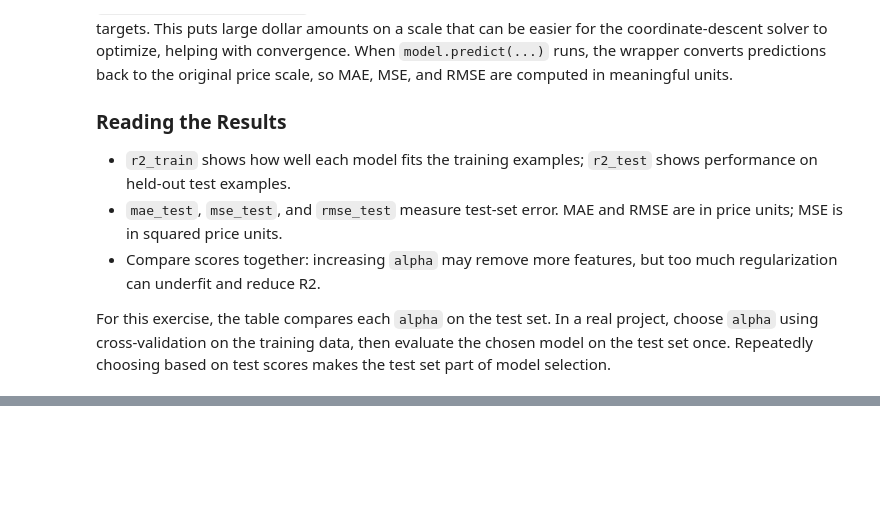
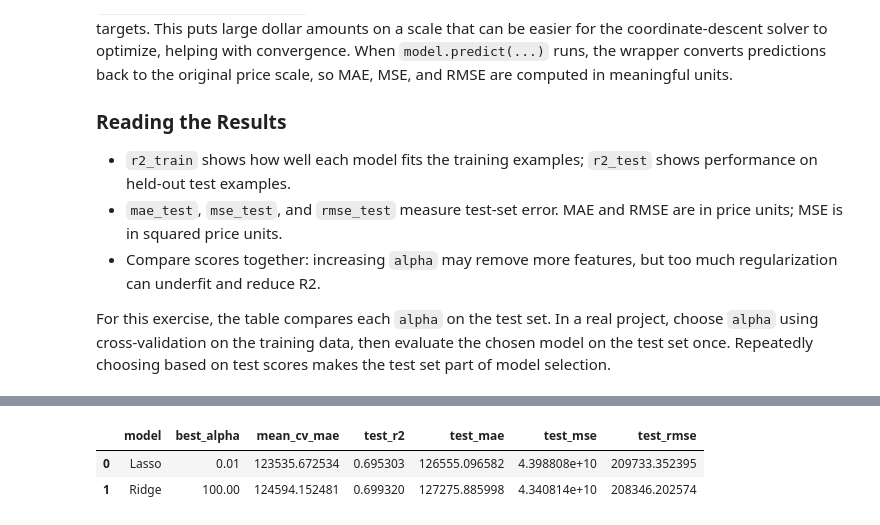
Before and after one commit to UrosVukmanovic/Data_Science_Coders_Lab, a Jupyter notebook: ML/MAL_downloadable materials_session 1/Day 1/exercise_5_regularization.ipynb, the cells around one changed output, grey strips where cells are left out. Cells and saved outputs as stored; diff of their text form; code cells hidden in the pictures; blank space fills up the shorter version.

```diff
--- a/ML/MAL_downloadable materials_session 1/Day 1/exercise_5_regularization.ipynb
+++ b/ML/MAL_downloadable materials_session 1/Day 1/exercise_5_regularization.ipynb
@@ -173,0 +249,53 @@ For this exercise, the table compares each `alpha` on the test set. In a real pr
+# %%
+from sklearn.model_selection import GridSearchCV, KFold
+
+# CV uses only the training split; the test split stays aside until final evaluation.
+cv = KFold(n_splits=5, shuffle=True, random_state=42)
+cv_alpha_values = np.logspace(-4, 2, 13)
+
+# Each model needs its own pipeline parameter name for alpha.
+models_to_tune = [
+    ("Lasso", Lasso(max_iter=100_000, tol=1e-4), "regressor__lasso__alpha"),
+    ("Ridge", Ridge(max_iter=50_000, tol=1e-4), "regressor__ridge__alpha"),
+]
+
+cv_results = []
+for model_name, estimator, alpha_parameter in models_to_tune:
+    # Scale X inside the pipeline and scale y inside the target regressor.
+    estimator_pipeline = make_pipeline(StandardScaler(), estimator)
+    scaled_target_model = TransformedTargetRegressor(
+        regressor=estimator_pipeline,
+        transformer=StandardScaler(),
+    )
+
+    # GridSearchCV evaluates each alpha across the five training folds.
+    search = GridSearchCV(
+        estimator=scaled_target_model,
+        param_grid={alpha_parameter: cv_alpha_values},
+        scoring="neg_mean_absolute_error",
+        cv=cv,
+        refit=True,
+    )
+    search.fit(X_train, y_train)
+
+    # refit=True trains the selected alpha on all training rows; now test once.
+    best_model = search.best_estimator_
+    y_test_cv_pred = best_model.predict(X_test)
+    mse_test_cv = mean_squared_error(y_test, y_test_cv_pred)
+
+    cv_results.append({
+        "model": model_name,
+        "best_alpha": search.best_params_[alpha_parameter],
+        "mean_cv_mae": -search.best_score_,
+        "test_r2": r2_score(y_test, y_test_cv_pred),
+        "test_mae": mean_absolute_error(y_test, y_test_cv_pred),
+        "test_mse": mse_test_cv,
+        "test_rmse": np.sqrt(mse_test_cv),
+    })
+
+cv_comparison = pd.DataFrame(cv_results)
+cv_comparison
+# %% [output]
+|  | model | best_alpha | mean_cv_mae | test_r2 | test_mae | test_mse | test_rmse |
+| 0 | Lasso | 0.01 | 123535.672534 | 0.695303 | 126555.096582 | 4.398808e+10 | 209733.352395 |
+| 1 | Ridge | 100.00 | 124594.152481 | 0.699320 | 127275.885998 | 4.340814e+10 | 208346.202574 |
```
Also changed, not shown: parts of 4 cells of this notebook.
